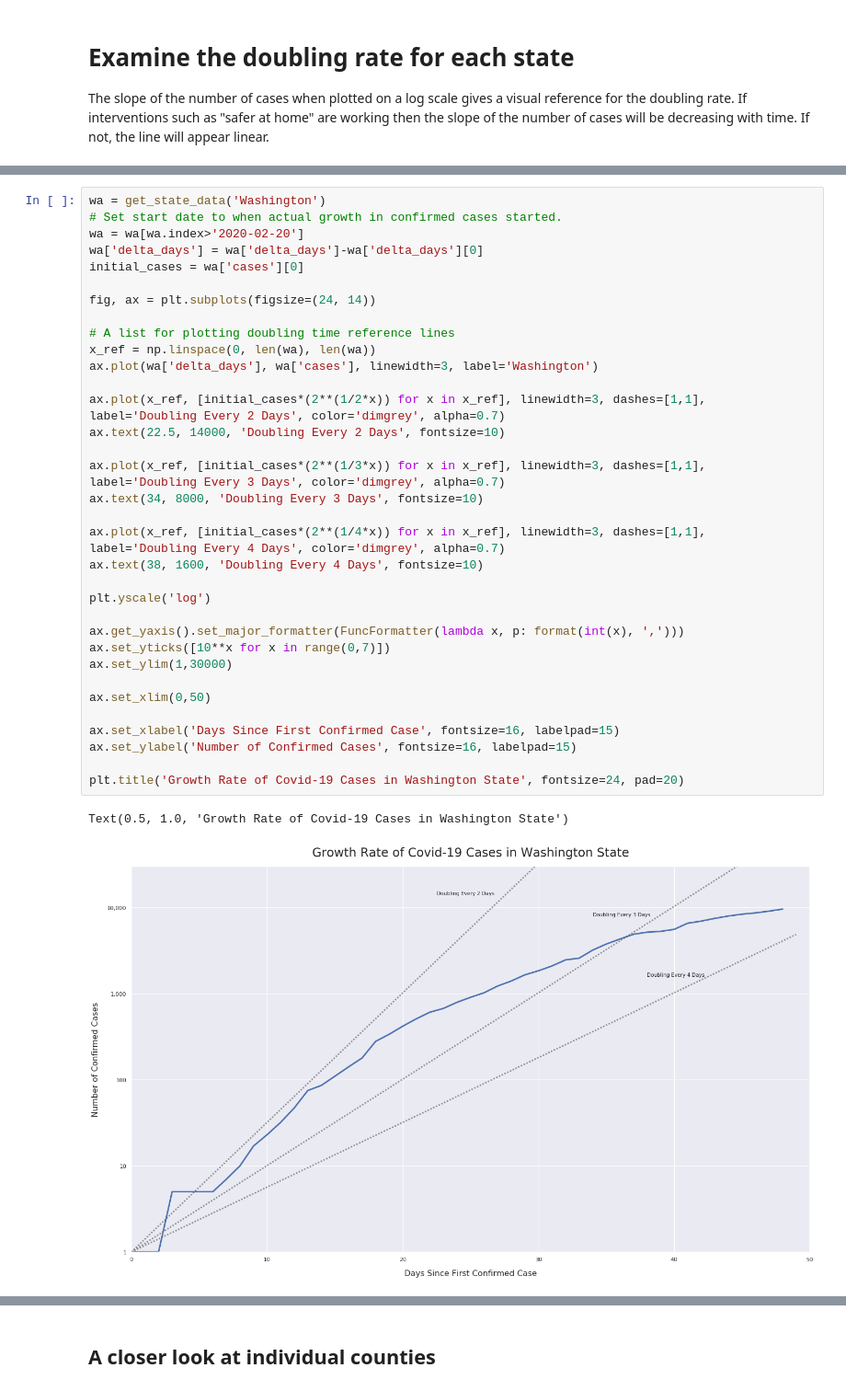
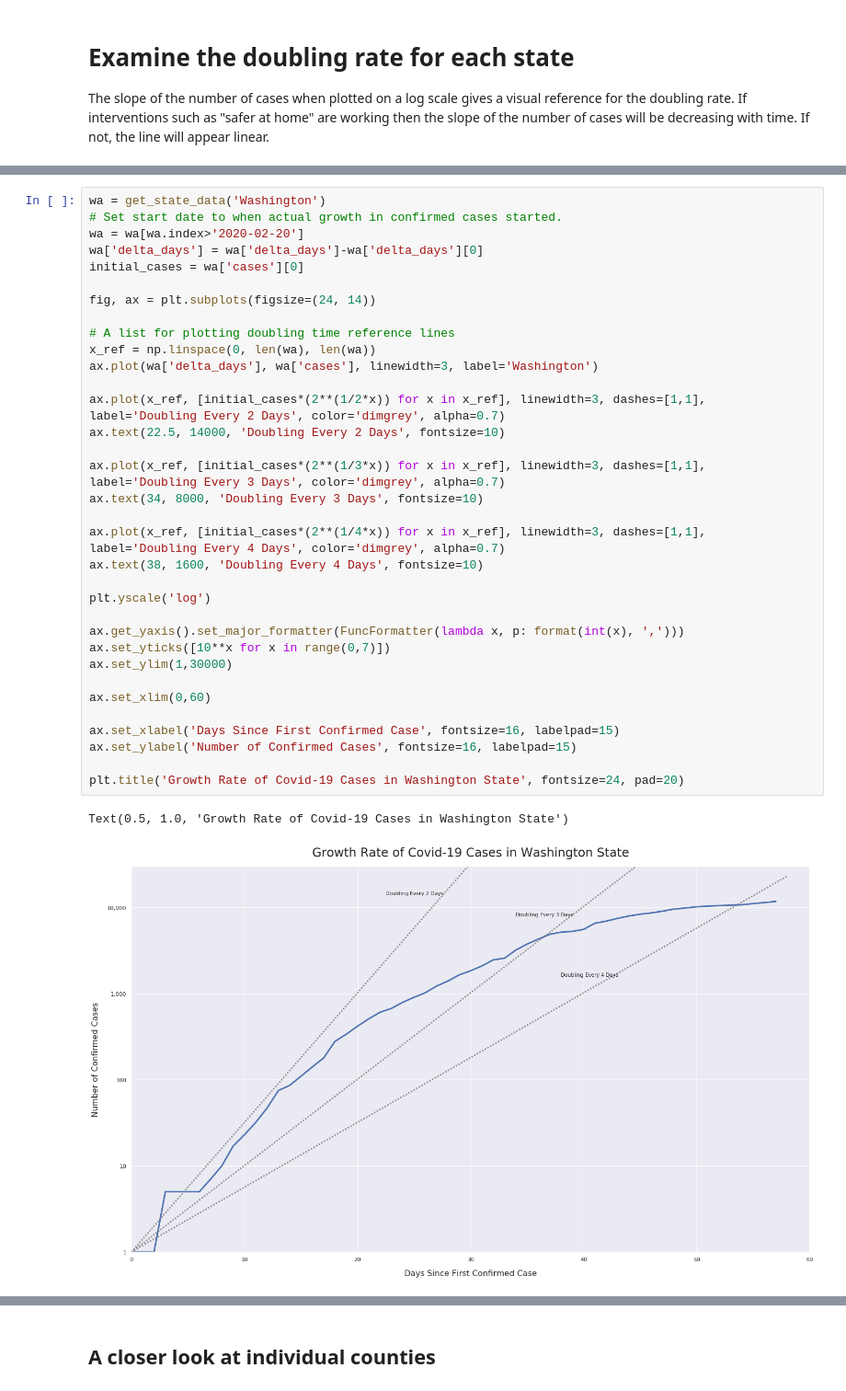
Before and after one commit to jalderman9/covid-19-analysis, a Jupyter notebook: nyt-data.ipynb, the cells around one changed output, grey strips where cells are left out. Shown at 92% size. Drawn from its saved outputs; the diff is of its cells as text.

```diff
--- a/nyt-data.ipynb
+++ b/nyt-data.ipynb
@@ -150,35 +155,35 @@ wa['delta_days'] = wa['delta_days']-wa['delta_days'][0]
 initial_cases = wa['cases'][0]
 
 fig, ax = plt.subplots(figsize=(24, 14))
 
 # A list for plotting doubling time reference lines
 x_ref = np.linspace(0, len(wa), len(wa))
 ax.plot(wa['delta_days'], wa['cases'], linewidth=3, label='Washington')
 
 ax.plot(x_ref, [initial_cases*(2**(1/2*x)) for x in x_ref], linewidth=3, dashes=[1,1], label='Doubling Every 2 Days', color='dimgrey', alpha=0.7)
 ax.text(22.5, 14000, 'Doubling Every 2 Days', fontsize=10)
 
 ax.plot(x_ref, [initial_cases*(2**(1/3*x)) for x in x_ref], linewidth=3, dashes=[1,1], label='Doubling Every 3 Days', color='dimgrey', alpha=0.7)
 ax.text(34, 8000, 'Doubling Every 3 Days', fontsize=10)
 
 ax.plot(x_ref, [initial_cases*(2**(1/4*x)) for x in x_ref], linewidth=3, dashes=[1,1], label='Doubling Every 4 Days', color='dimgrey', alpha=0.7)
 ax.text(38, 1600, 'Doubling Every 4 Days', fontsize=10)
 
 plt.yscale('log')
 
 ax.get_yaxis().set_major_formatter(FuncFormatter(lambda x, p: format(int(x), ',')))
 ax.set_yticks([10**x for x in range(0,7)])
 ax.set_ylim(1,30000)
 
-ax.set_xlim(0,50)
+ax.set_xlim(0,60)
 
 ax.set_xlabel('Days Since First Confirmed Case', fontsize=16, labelpad=15)
 ax.set_ylabel('Number of Confirmed Cases', fontsize=16, labelpad=15)
 
 plt.title('Growth Rate of Covid-19 Cases in Washington State', fontsize=24, pad=20)
 # %% [output]
 Text(0.5, 1.0, 'Growth Rate of Covid-19 Cases in Washington State')
-[figure, old version]
+[figure, new version]
 # %%
 wa = get_state_data('Washington')
 # Set start date to when actual growth in confirmed cases started.
```
Also changed, not shown: parts of 10 cells of this notebook, 5 other files.
